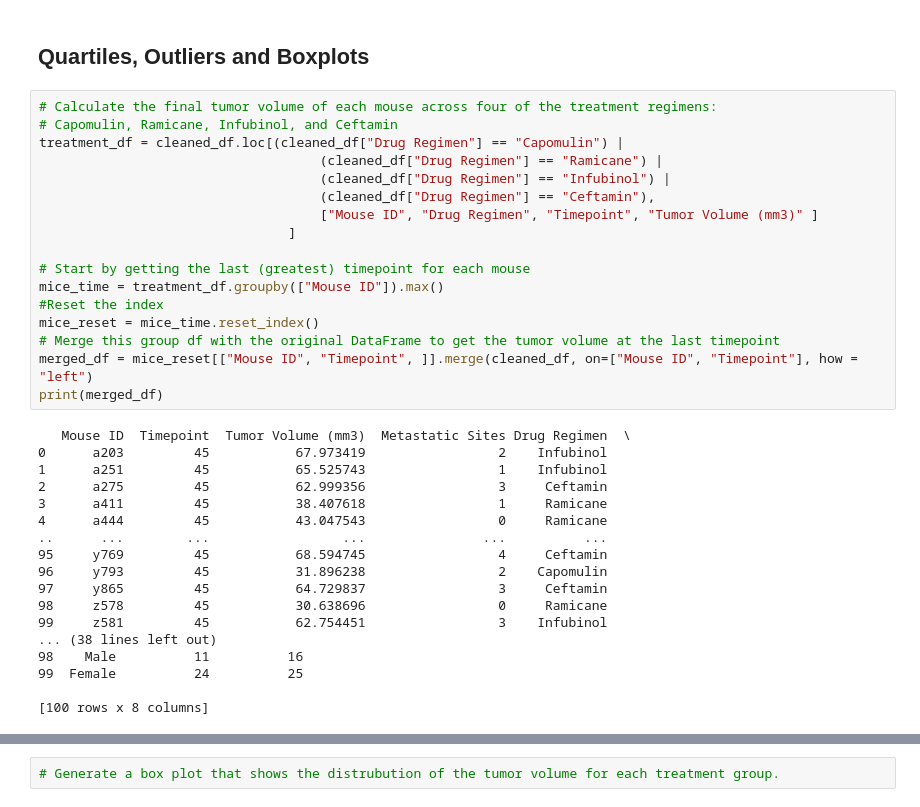
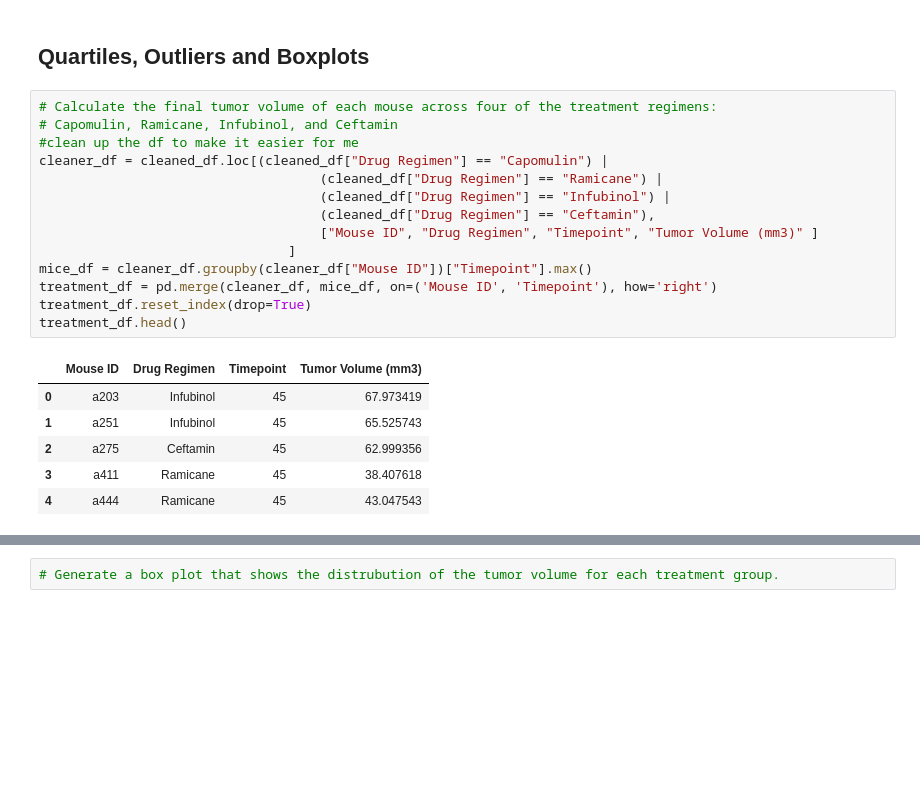
Before and after one commit to matthewjgarcia/Data_Visualization, a Jupyter notebook: pymaceuticals_starter.ipynb, the cells around one changed output, grey strips where cells are left out. Saved outputs shown, nothing was run; the diff lists cells and outputs as text; blank space fills up the shorter version.

Commit message:
Set up the outlier data to use for plotting

```diff
--- a/pymaceuticals_starter.ipynb
+++ b/pymaceuticals_starter.ipynb
@@ -195,38 +195,24 @@ plt.show()
 # %%
 # Calculate the final tumor volume of each mouse across four of the treatment regimens:
 # Capomulin, Ramicane, Infubinol, and Ceftamin
-treatment_df = cleaned_df.loc[(cleaned_df["Drug Regimen"] == "Capomulin") |
+#clean up the df to make it easier for me
+cleaner_df = cleaned_df.loc[(cleaned_df["Drug Regimen"] == "Capomulin") |
                                     (cleaned_df["Drug Regimen"] == "Ramicane") |
                                     (cleaned_df["Drug Regimen"] == "Infubinol") |
                                     (cleaned_df["Drug Regimen"] == "Ceftamin"),
                                     ["Mouse ID", "Drug Regimen", "Timepoint", "Tumor Volume (mm3)" ]
                                 ]
-
-# Start by getting the last (greatest) timepoint for each mouse
-mice_time = treatment_df.groupby(["Mouse ID"]).max()
-#Reset the index
-mice_reset = mice_time.reset_index()
-# Merge this group df with the original DataFrame to get the tumor volume at the last timepoint
-merged_df = mice_reset[["Mouse ID", "Timepoint", ]].merge(cleaned_df, on=["Mouse ID", "Timepoint"], how = "left")
-print(merged_df)
+mice_df = cleaner_df.groupby(cleaner_df["Mouse ID"])["Timepoint"].max()
+treatment_df = pd.merge(cleaner_df, mice_df, on=('Mouse ID', 'Timepoint'), how='right')
+treatment_df.reset_index(drop=True)
+treatment_df.head()
 # %% [output]
-   Mouse ID  Timepoint  Tumor Volume (mm3)  Metastatic Sites Drug Regimen  \
-0      a203         45           67.973419                 2    Infubinol
-1      a251         45           65.525743                 1    Infubinol
-2      a275         45           62.999356                 3     Ceftamin
-3      a411         45           38.407618                 1     Ramicane
-4      a444         45           43.047543                 0     Ramicane
-..      ...        ...                 ...               ...          ...
-95     y769         45           68.594745                 4     Ceftamin
-96     y793         45           31.896238                 2    Capomulin
-97     y865         45           64.729837                 3     Ceftamin
-98     z578         45           30.638696                 0     Ramicane
-99     z581         45           62.754451                 3    Infubinol
-... (38 lines left out)
-98    Male          11          16
-99  Female          24          25
-
-[100 rows x 8 columns]
+|  | Mouse ID | Drug Regimen | Timepoint | Tumor Volume (mm3) |
+| 0 | a203 | Infubinol | 45 | 67.973419 |
+| 1 | a251 | Infubinol | 45 | 65.525743 |
+| 2 | a275 | Ceftamin | 45 | 62.999356 |
+| 3 | a411 | Ramicane | 45 | 38.407618 |
+| 4 | a444 | Ramicane | 45 | 43.047543 |
 # %%
 # Put treatments into a list for for loop (and later for plot labels)
 treatments = ["Capomulin", "Ramicane", "Infubinol", "Ceftamin"]
```
Also changed, not shown: parts of 1 cell of this notebook.
